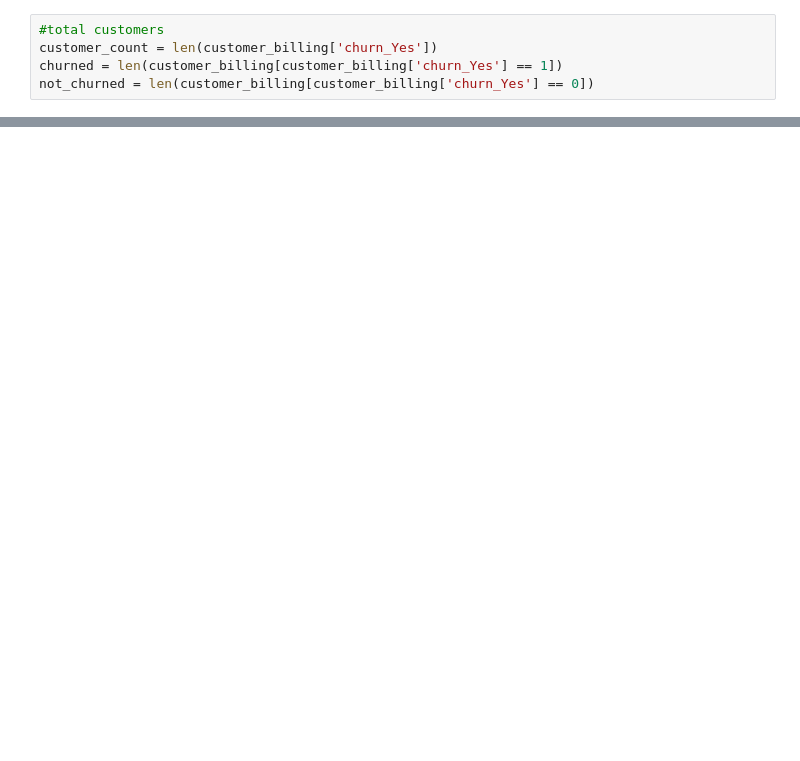
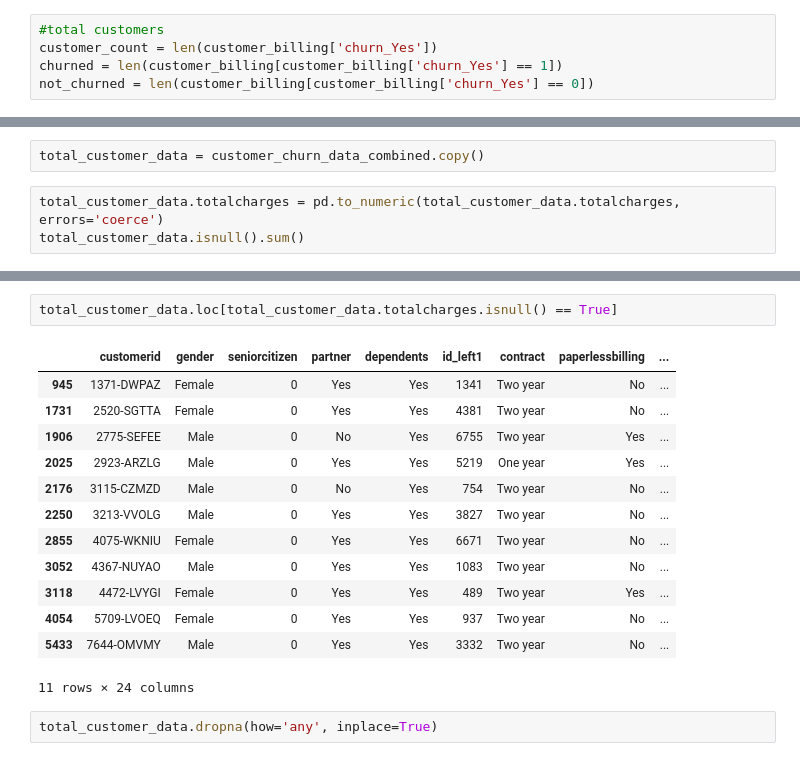
Before and after one commit to djshampz904/DATA-ENGINEERING, a Jupyter notebook: machine learning spark/telco_churn.ipynb, the cells around one changed output, grey strips where cells are left out. Cells and saved outputs as stored; diff of their text form; blank space fills up the shorter version.

```diff
--- a/machine learning spark/telco_churn.ipynb
+++ b/machine learning spark/telco_churn.ipynb
@@ -230,0 +212,5 @@ plt.show()
+# %%
+total_customer_data = customer_churn_data_combined.copy()
+# %%
+total_customer_data.totalcharges = pd.to_numeric(total_customer_data.totalcharges, errors='coerce')
+total_customer_data.isnull().sum()
@@ -230,0 +235,18 @@ plt.show()
+# %%
+total_customer_data.loc[total_customer_data.totalcharges.isnull() == True]
+# %% [output]
+|  | customerid | gender | seniorcitizen | partner | dependents | id_left1 | contract | paperlessbilling | ... |
+| 945 | 1371-DWPAZ | Female | 0 | Yes | Yes | 1341 | Two year | No | ... |
+| 1731 | 2520-SGTTA | Female | 0 | Yes | Yes | 4381 | Two year | No | ... |
+| 1906 | 2775-SEFEE | Male | 0 | No | Yes | 6755 | Two year | Yes | ... |
+| 2025 | 2923-ARZLG | Male | 0 | Yes | Yes | 5219 | One year | Yes | ... |
+| 2176 | 3115-CZMZD | Male | 0 | No | Yes | 754 | Two year | No | ... |
+| 2250 | 3213-VVOLG | Male | 0 | Yes | Yes | 3827 | Two year | No | ... |
+| 2855 | 4075-WKNIU | Female | 0 | Yes | Yes | 6671 | Two year | No | ... |
+| 3052 | 4367-NUYAO | Male | 0 | Yes | Yes | 1083 | Two year | No | ... |
+| 3118 | 4472-LVYGI | Female | 0 | Yes | Yes | 489 | Two year | Yes | ... |
+| 4054 | 5709-LVOEQ | Female | 0 | Yes | Yes | 937 | Two year | No | ... |
+| 5433 | 7644-OMVMY | Male | 0 | Yes | Yes | 3332 | Two year | No | ... |
+11 rows × 24 columns
+# %%
+total_customer_data.dropna(how='any', inplace=True)
```
Also changed, not shown: parts of 12 cells of this notebook.
